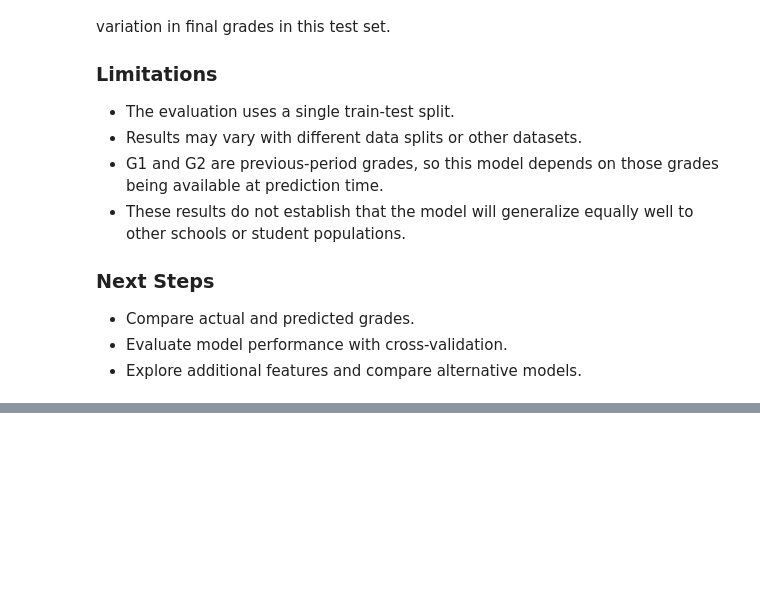
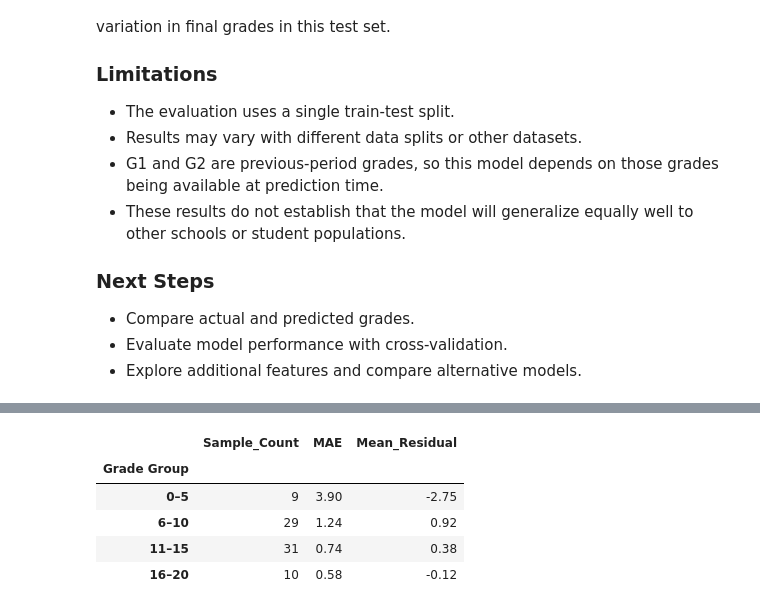
Before and after one commit to MYNazarian/student-performance-analysis, a Jupyter notebook: notebooks/student_analysis.ipynb, the cells around one changed output, grey strips where cells are left out. Saved outputs shown, nothing was run; the diff lists cells and outputs as text; code cells hidden in the pictures; blank space fills up the shorter version.

```diff
--- a/notebooks/student_analysis.ipynb
+++ b/notebooks/student_analysis.ipynb
@@ -484,0 +606,22 @@ The model achieved a Mean Absolute Error of 1.26 grade points on the test set. I
+# %%
+error_analysis["Actual Grade"] = error_analysis["Actual Grade"].astype(float)
+error_analysis["Grade Group"] = pd.cut(
+    error_analysis["Actual Grade"],
+    bins=[-1, 5, 10, 15, 20],
+    labels=["0–5", "6–10", "11–15", "16–20"]
+)
+error_analysis.groupby(
+    "Grade Group",
+    observed=False
+).agg(
+    Sample_Count=("Residual", "count"),
+    MAE=("Absolute Error", "mean"),
+    Mean_Residual=("Residual", "mean")
+).round(2)
+# %% [output]
+|  | Sample_Count | MAE | Mean_Residual |
+| Grade Group |  |  |  |
+| 0–5 | 9 | 3.90 | -2.75 |
+| 6–10 | 29 | 1.24 | 0.92 |
+| 11–15 | 31 | 0.74 | 0.38 |
+| 16–20 | 10 | 0.58 | -0.12 |
```
Also changed, not shown: parts of 18 cells of this notebook.
